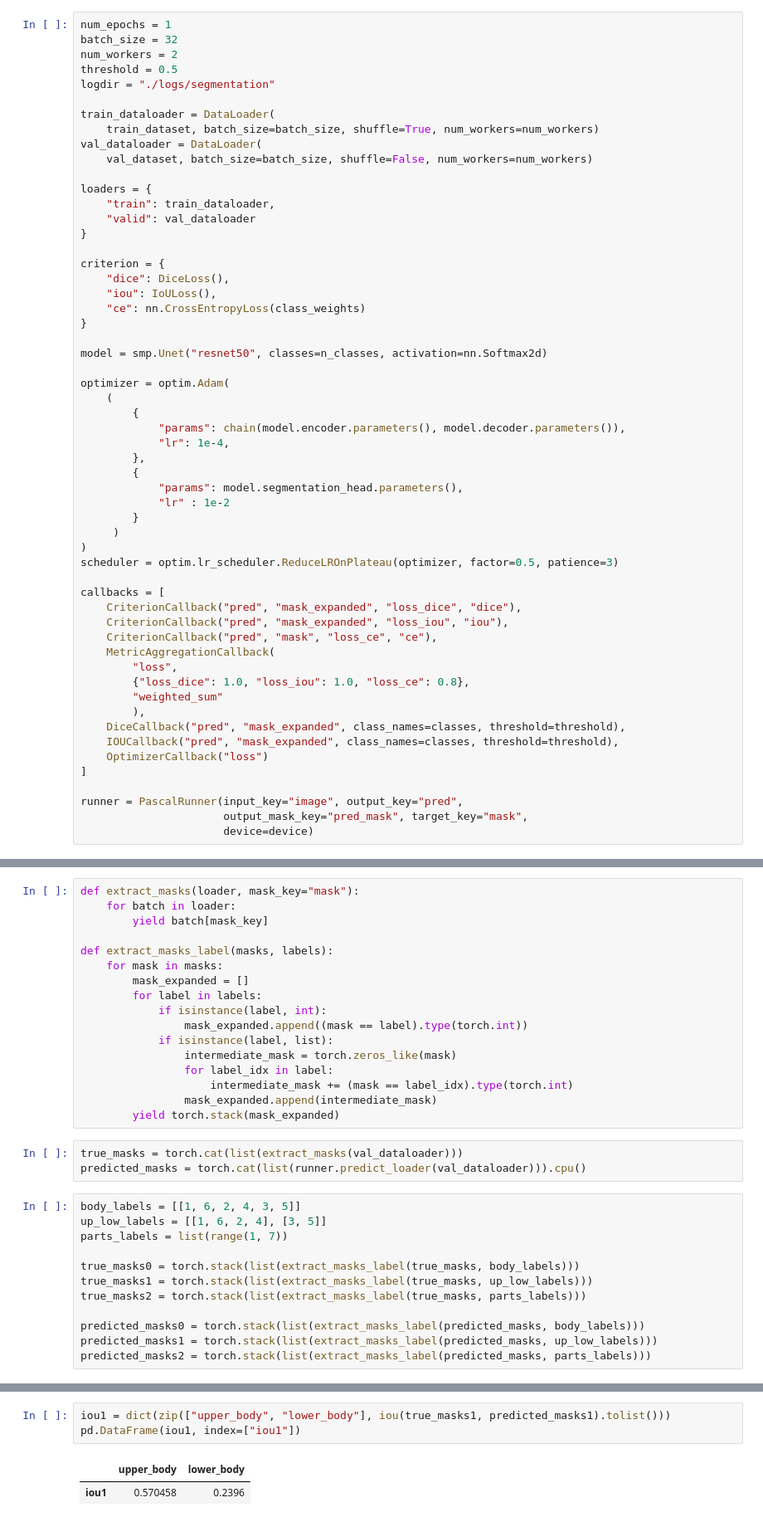
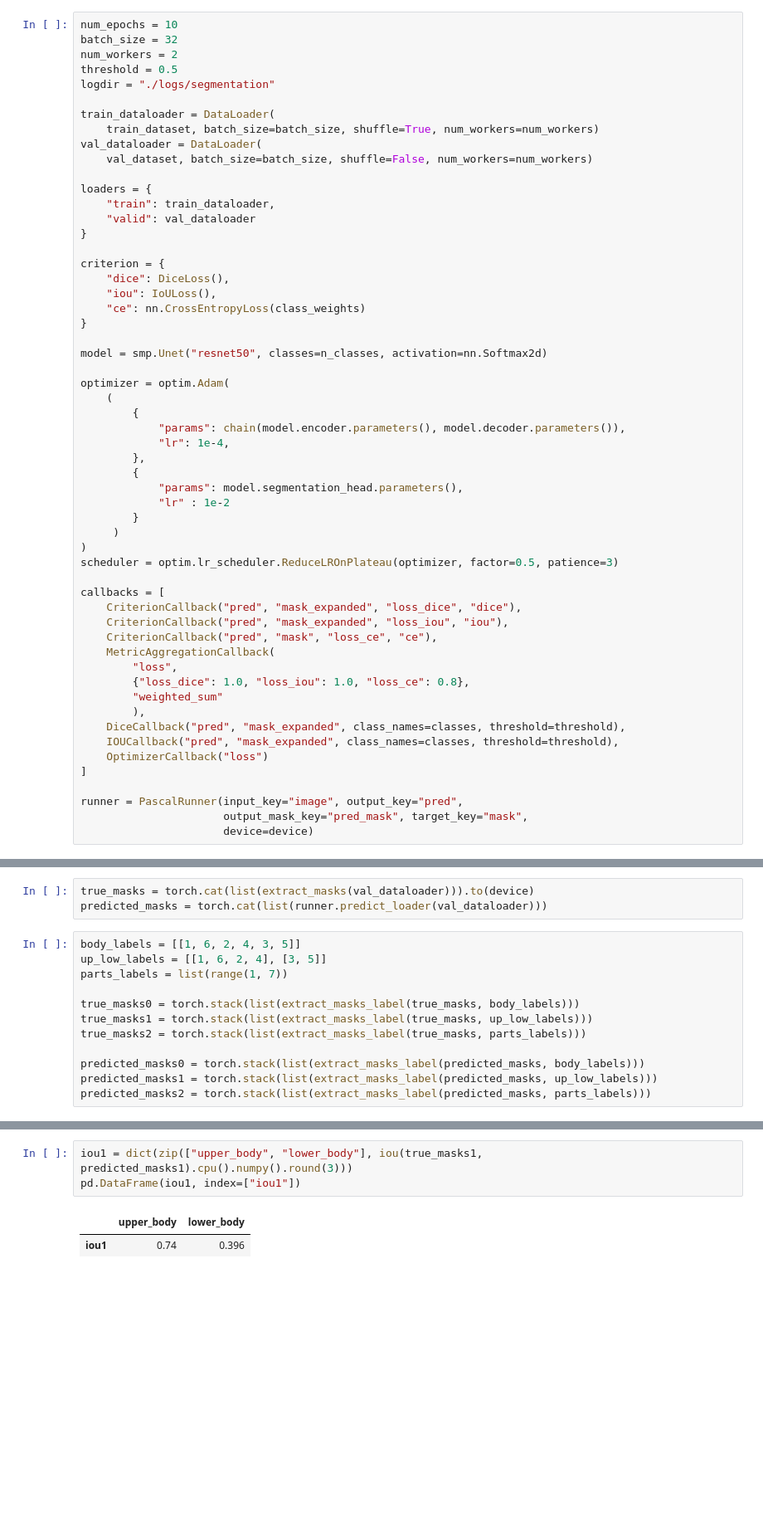
Before and after one commit to dmerty/MIL, a Jupyter notebook: MIL.ipynb, the cells around one changed output, grey strips where cells are left out. Shown: that part at 83% size. Saved outputs shown, nothing was run; the diff lists cells and outputs as text; blank space fills up the shorter version.

```diff
--- a/MIL.ipynb
+++ b/MIL.ipynb
@@ -237,5 +121,5 @@ for i in range(n_examples):
 # %%
-num_epochs = 1
+num_epochs = 10
 batch_size = 32
 num_workers = 2
 threshold = 0.5
@@ -326,26 +222,9 @@ for i in range(n_examples):
 [figure]
 [figure]
 [figure]
-# %%
-def extract_masks(loader, mask_key="mask"):
-    for batch in loader:
-        yield batch[mask_key]
-
-def extract_masks_label(masks, labels):
-    for mask in masks:
-        mask_expanded = []
-        for label in labels:
-            if isinstance(label, int):
-                mask_expanded.append((mask == label).type(torch.int))
-            if isinstance(label, list):
-                intermediate_mask = torch.zeros_like(mask)
-                for label_idx in label:
-                    intermediate_mask += (mask == label_idx).type(torch.int)
-                mask_expanded.append(intermediate_mask)
-        yield torch.stack(mask_expanded)
 # %%
-true_masks = torch.cat(list(extract_masks(val_dataloader)))
-predicted_masks = torch.cat(list(runner.predict_loader(val_dataloader))).cpu()
+true_masks = torch.cat(list(extract_masks(val_dataloader))).to(device)
+predicted_masks = torch.cat(list(runner.predict_loader(val_dataloader)))
 # %%
 body_labels = [[1, 6, 2, 4, 3, 5]]
 up_low_labels = [[1, 6, 2, 4], [3, 5]]
@@ -367,7 +246,7 @@ pd.DataFrame(iou0, index=["iou0"])
 # %%
-iou1 = dict(zip(["upper_body", "lower_body"], iou(true_masks1, predicted_masks1).tolist()))
+iou1 = dict(zip(["upper_body", "lower_body"], iou(true_masks1, predicted_masks1).cpu().numpy().round(3)))
 pd.DataFrame(iou1, index=["iou1"])
 # %% [output]
 |  | upper_body | lower_body |
-| iou1 | 0.570458 | 0.2396 |
+| iou1 | 0.74 | 0.396 |
 # %%
```
Also changed, not shown: parts of 17 cells of this notebook, 2 other files.
